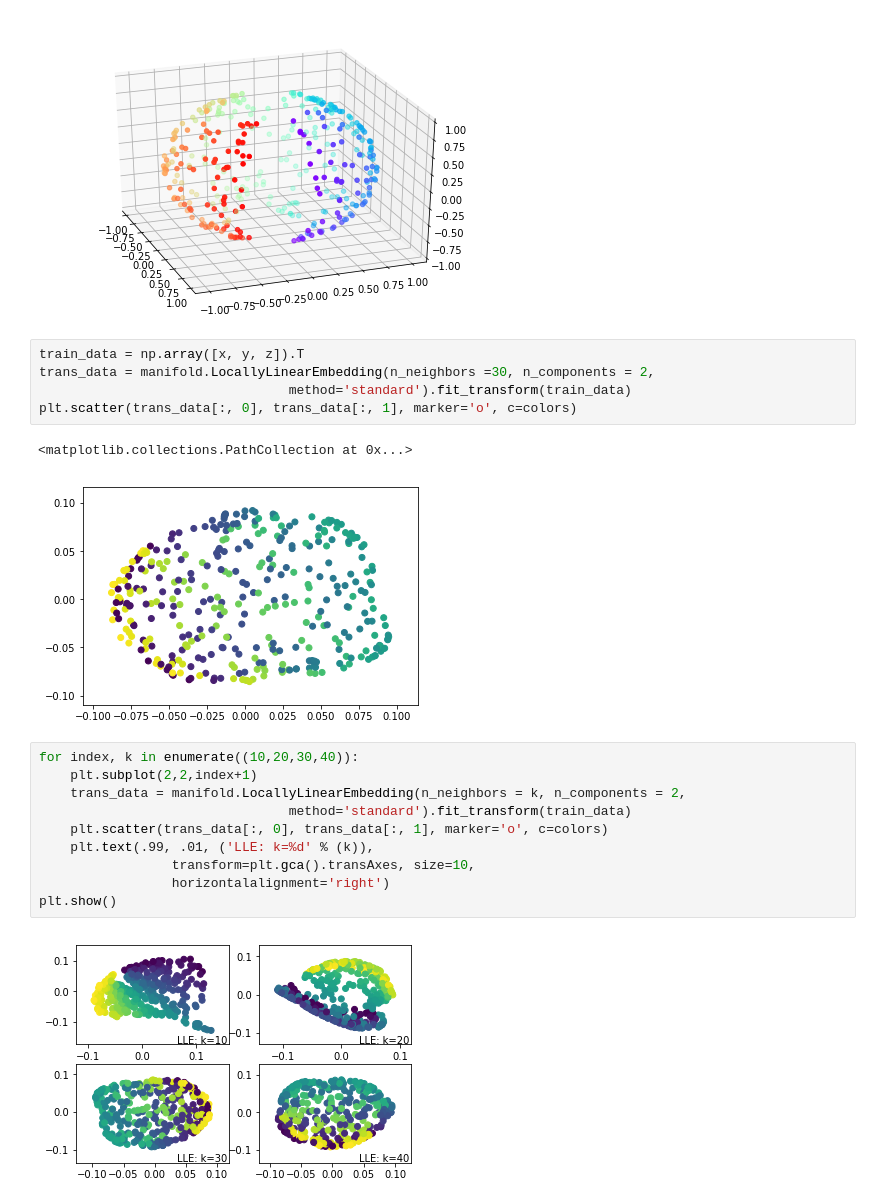
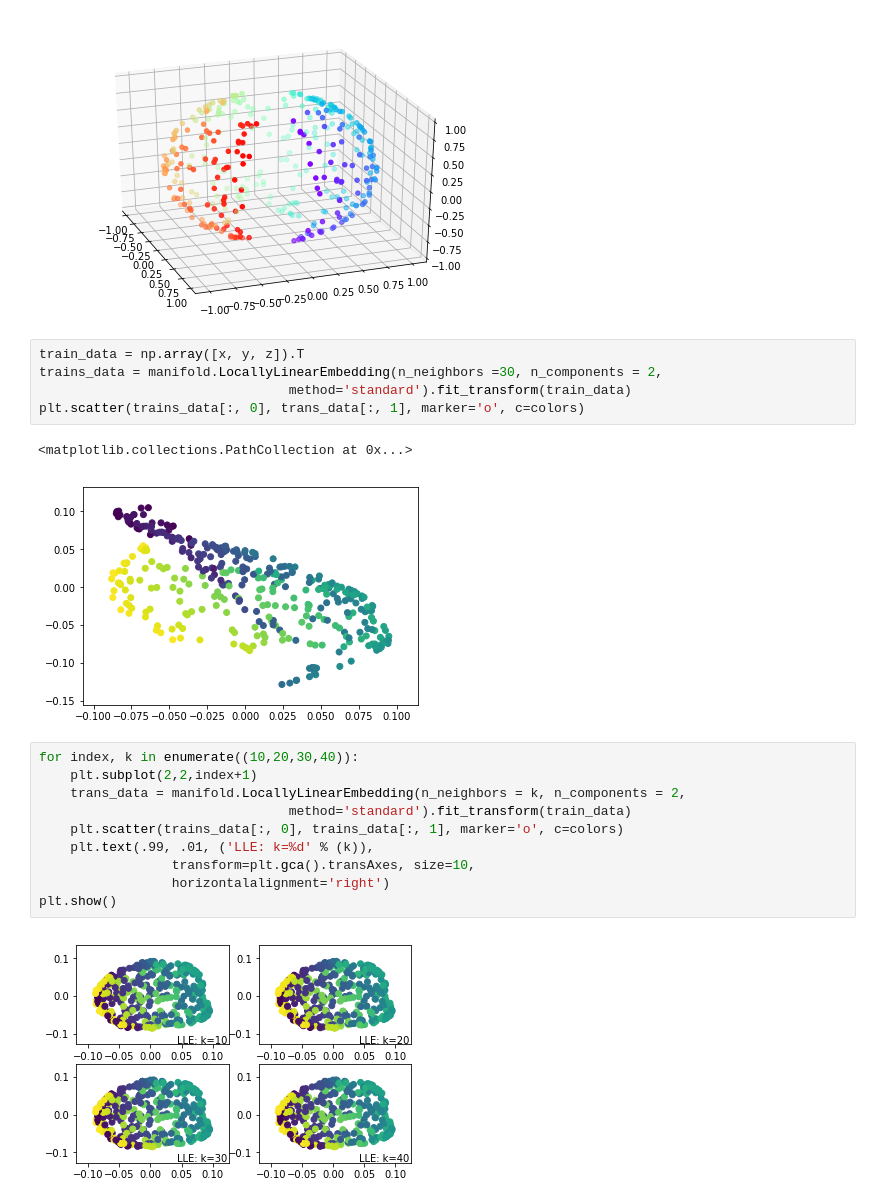
Before and after one commit to fay111101/handson-ml, a Jupyter notebook: mlpractice/code/lle.ipynb, the cells around one changed output. Drawn from its saved outputs; the diff is of its cells as text.

```diff
--- a/mlpractice/code/lle.ipynb
+++ b/mlpractice/code/lle.ipynb
@@ -26,24 +26,24 @@ ax.scatter(x, y, z, c=p[indices], marker='o', cmap=plt.cm.rainbow)
 [figure]
 # %%
 train_data = np.array([x, y, z]).T
-trans_data = manifold.LocallyLinearEmbedding(n_neighbors =30, n_components = 2,
+trains_data = manifold.LocallyLinearEmbedding(n_neighbors =30, n_components = 2,
                                 method='standard').fit_transform(train_data)
-plt.scatter(trans_data[:, 0], trans_data[:, 1], marker='o', c=colors)
+plt.scatter(trains_data[:, 0], trans_data[:, 1], marker='o', c=colors)
 # %% [output]
 <matplotlib.collections.PathCollection at 0x...>
-[figure, old version]
+[figure, new version]
 # %%
 for index, k in enumerate((10,20,30,40)):
     plt.subplot(2,2,index+1)
     trans_data = manifold.LocallyLinearEmbedding(n_neighbors = k, n_components = 2,
                                 method='standard').fit_transform(train_data)
-    plt.scatter(trans_data[:, 0], trans_data[:, 1], marker='o', c=colors)
+    plt.scatter(trains_data[:, 0], trains_data[:, 1], marker='o', c=colors)
     plt.text(.99, .01, ('LLE: k=%d' % (k)),
                  transform=plt.gca().transAxes, size=10,
                  horizontalalignment='right')
 plt.show()
 # %% [output]
-[figure, old version]
+[figure, new version]
 # %%
 for index, k in enumerate((10,20,30,40)):
     plt.subplot(2,2,index+1)
```
Also changed, not shown: parts of 1 cell of this notebook.
